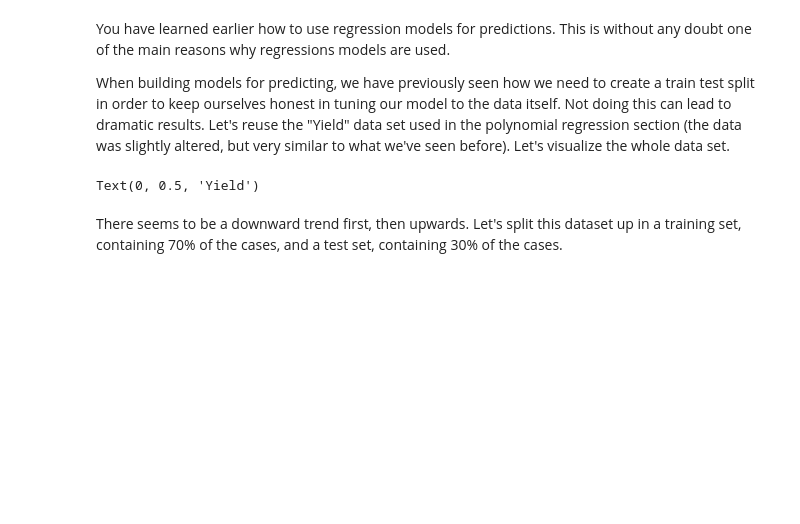
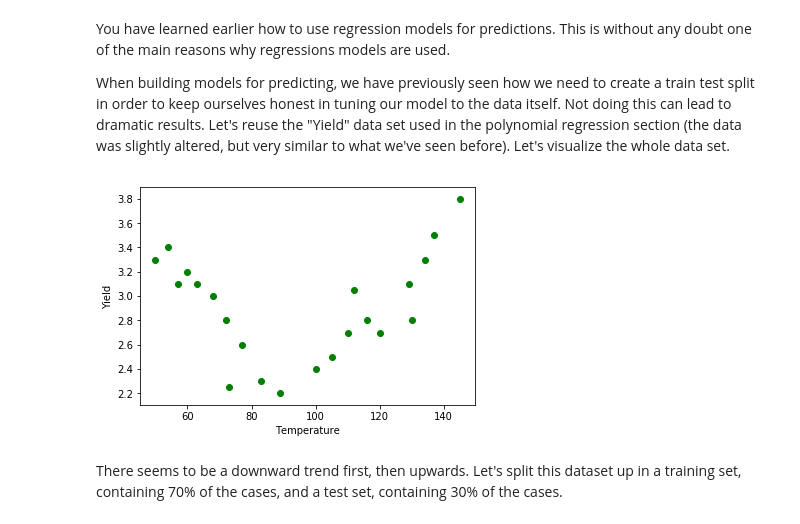
Before and after one commit to mzhou356/dsc-bias-variance-trade-off-dc-ds-060319, a Jupyter notebook: index.ipynb, the cells around one changed output. Saved outputs shown, nothing was run; the diff lists cells and outputs as text; code cells hidden in the pictures; blank space fills up the shorter version.

```diff
--- a/index.ipynb
+++ b/index.ipynb
@@ -19,25 +19,25 @@ When building models for predicting, we have previously seen how we need to crea
 # %%
 import pandas as pd
 yld = pd.read_csv("yield2.csv", sep='\s+', index_col = 0)
 from sklearn.linear_model import LinearRegression
 from sklearn.model_selection import train_test_split
 import matplotlib.pyplot as plt
 from sklearn.preprocessing import PolynomialFeatures
 import numpy as np
 
 yld.head()
 y = yld["Yield"]
 X = yld["Temp"]
 
 type(X)
 
 #X.dtype
 plt.scatter(X,y, color = "green")
 plt.xlabel("Temperature")
 plt.ylabel("Yield")
-p
+plt.show()
 # %% [output]
-Text(0, 0.5, 'Yield')
+[figure, added]
 # %% [markdown]
 There seems to be a downward trend first, then upwards. Let's split this dataset up in a training set, containing 70% of the cases, and a test set, containing 30% of the cases.
 # %%
```
